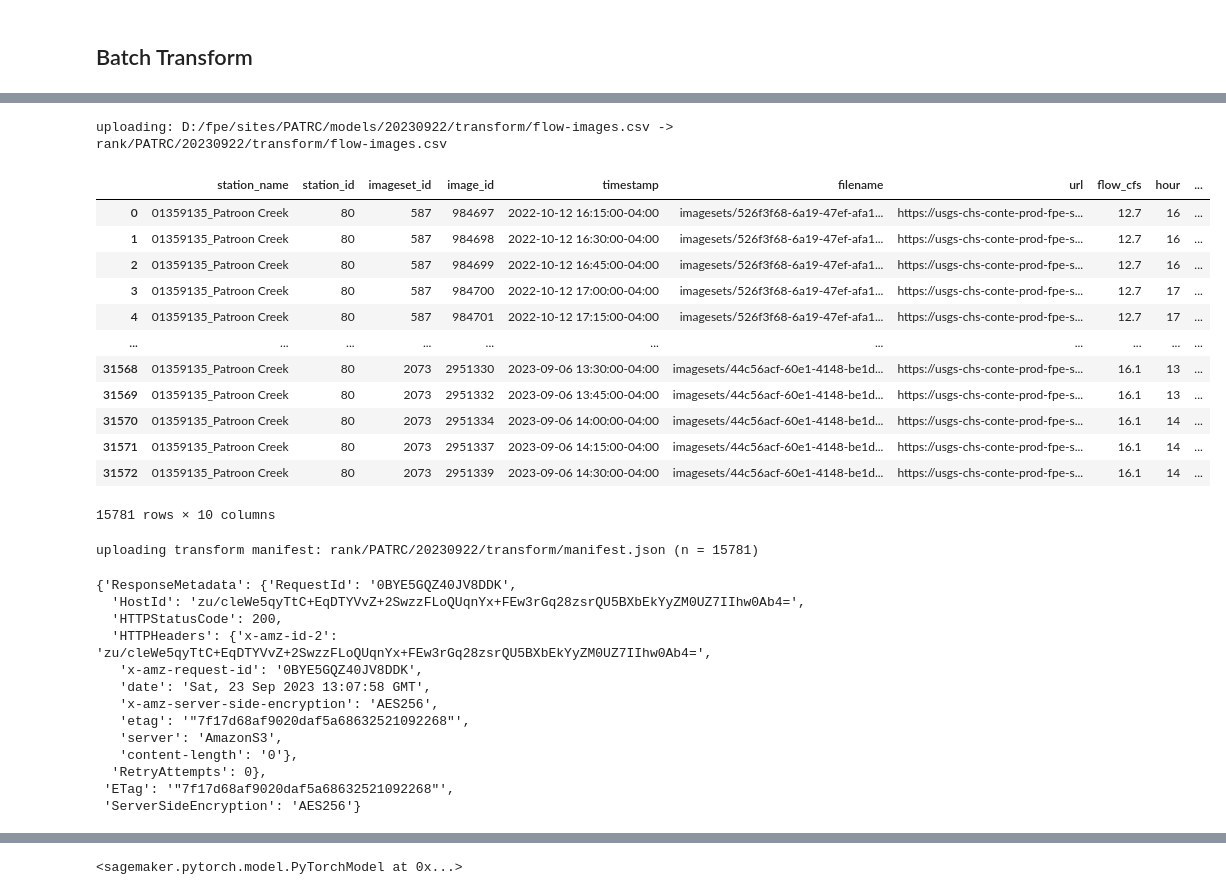
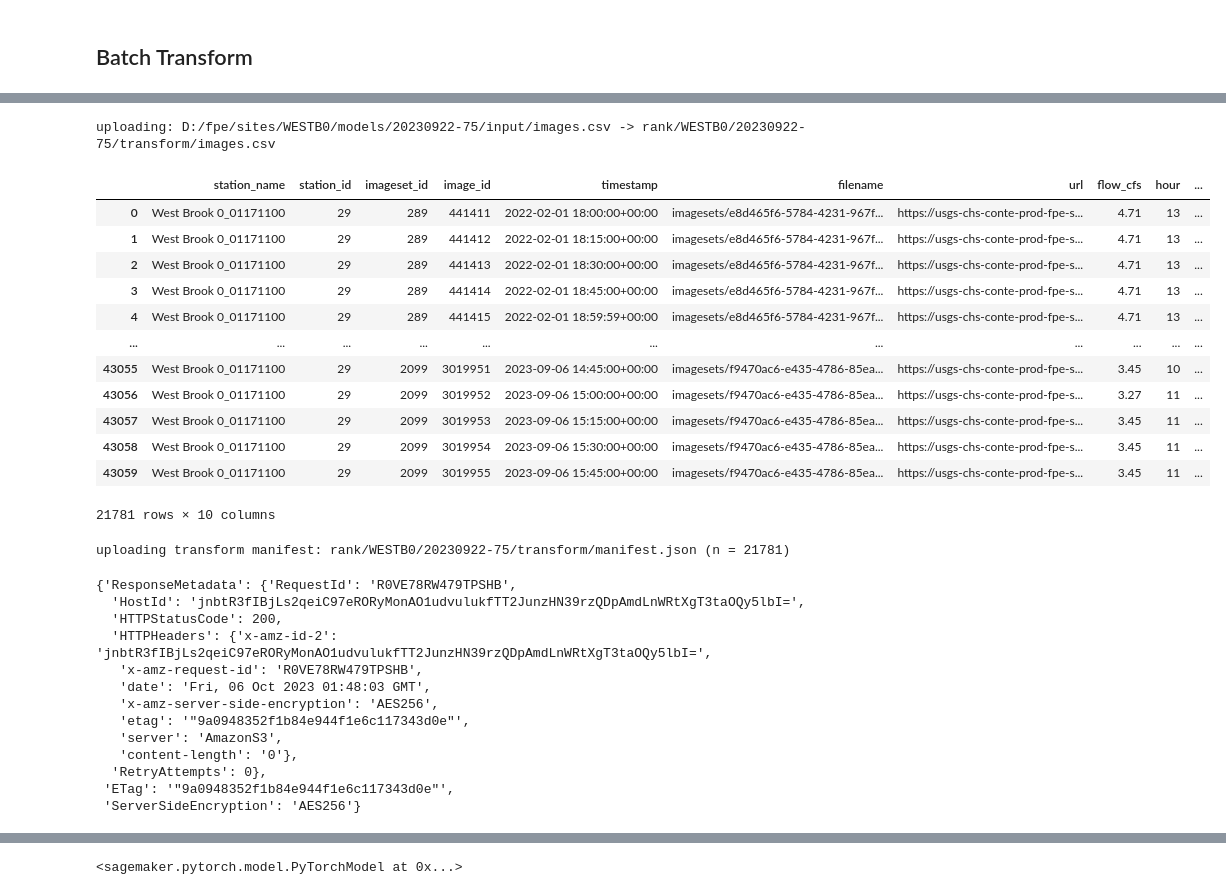
Before and after one commit to EcoSHEDS/fpe-model, a Jupyter notebook: fpe-rank-sagemaker-usgs.ipynb, the cells around one changed output, grey strips where cells are left out. Saved outputs shown, nothing was run; the diff lists cells and outputs as text; code cells hidden in the pictures.

```diff
--- a/fpe-rank-sagemaker-usgs.ipynb
+++ b/fpe-rank-sagemaker-usgs.ipynb
@@ -195,0 +218,3 @@ transform_data.to_csv(file, index=False)
+# %%
+transform_images["month"] = transform_images["timestamp"].dt.month
+transform_images.groupby("month").size().reset_index(name="count")
@@ -196,27 +235,31 @@ transform_data.to_csv(file, index=False)
+# %%
+transform_images = transform_images[transform_images["timestamp"].dt.hour.between(7, 18)]
+transform_images["timestamp"] = transform_images["timestamp"].dt.tz_convert("UTC")
+transform_images.to_csv(f"{model_dir}/input/images.csv", index=False)
 # %%
-s3_key = f"{transform_key}/flow-images.csv"
-print(f"uploading: {file} -> {s3_key}")
-s3.upload_file(Filename=file, Bucket=model_bucket, Key=s3_key)
+s3_key = f"{transform_key}/images.csv"
+print(f"uploading: {transform_images_file} -> {s3_key}")
+s3.upload_file(Filename=transform_images_file, Bucket=model_bucket, Key=s3_key)
 # %% [output]
-uploading: D:/fpe/sites/PATRC/models/20230922/transform/flow-images.csv -> rank/PATRC/20230922/transform/flow-images.csv
+uploading: D:/fpe/sites/WESTB0/models/20230922-75/input/images.csv -> rank/WESTB0/20230922-75/transform/images.csv
-# %%
-transform_data
-# %% [output]
-|  | station_name | station_id | imageset_id | image_id | timestamp | filename | url | flow_cfs | hour | ... |
-| 0 | 01359135_Patroon Creek | 80 | 587 | 984697 | 2022-10-12 16:15:00-04:00 | imagesets/526f3f68-6a19-47ef-afa1... | https://usgs-chs-conte-prod-fpe-s... | 12.7 | 16 | ... |
-| 1 | 01359135_Patroon Creek | 80 | 587 | 984698 | 2022-10-12 16:30:00-04:00 | imagesets/526f3f68-6a19-47ef-afa1... | https://usgs-chs-conte-prod-fpe-s... | 12.7 | 16 | ... |
-| 2 | 01359135_Patroon Creek | 80 | 587 | 984699 | 2022-10-12 16:45:00-04:00 | imagesets/526f3f68-6a19-47ef-afa1... | https://usgs-chs-conte-prod-fpe-s... | 12.7 | 16 | ... |
-| 3 | 01359135_Patroon Creek | 80 | 587 | 984700 | 2022-10-12 17:00:00-04:00 | imagesets/526f3f68-6a19-47ef-afa1... | https://usgs-chs-conte-prod-fpe-s... | 12.7 | 17 | ... |
-| 4 | 01359135_Patroon Creek | 80 | 587 | 984701 | 2022-10-12 17:15:00-04:00 | imagesets/526f3f68-6a19-47ef-afa1... | https://usgs-chs-conte-prod-fpe-s... | 12.7 | 17 | ... |
-| ... | ... | ... | ... | ... | ... | ... | ... | ... | ... | ... |
-| 31568 | 01359135_Patroon Creek | 80 | 2073 | 2951330 | 2023-09-06 13:30:00-04:00 | imagesets/44c56acf-60e1-4148-be1d... | https://usgs-chs-conte-prod-fpe-s... | 16.1 | 13 | ... |
-| 31569 | 01359135_Patroon Creek | 80 | 2073 | 2951332 | 2023-09-06 13:45:00-04:00 | imagesets/44c56acf-60e1-4148-be1d... | https://usgs-chs-conte-prod-fpe-s... | 16.1 | 13 | ... |
-| 31570 | 01359135_Patroon Creek | 80 | 2073 | 2951334 | 2023-09-06 14:00:00-04:00 | imagesets/44c56acf-60e1-4148-be1d... | https://usgs-chs-conte-prod-fpe-s... | 16.1 | 14 | ... |
-| 31571 | 01359135_Patroon Creek | 80 | 2073 | 2951337 | 2023-09-06 14:15:00-04:00 | imagesets/44c56acf-60e1-4148-be1d... | https://usgs-chs-conte-prod-fpe-s... | 16.1 | 14 | ... |
-| 31572 | 01359135_Patroon Creek | 80 | 2073 | 2951339 | 2023-09-06 14:30:00-04:00 | imagesets/44c56acf-60e1-4148-be1d... | https://usgs-chs-conte-prod-fpe-s... | 16.1 | 14 | ... |
-15781 rows × 10 columns
+# %%
+transform_images
+# %% [output]
+|  | station_name | station_id | imageset_id | image_id | timestamp | filename | url | flow_cfs | hour | ... |
+| 0 | West Brook 0_01171100 | 29 | 289 | 441411 | 2022-02-01 18:00:00+00:00 | imagesets/e8d465f6-5784-4231-967f... | https://usgs-chs-conte-prod-fpe-s... | 4.71 | 13 | ... |
+| 1 | West Brook 0_01171100 | 29 | 289 | 441412 | 2022-02-01 18:15:00+00:00 | imagesets/e8d465f6-5784-4231-967f... | https://usgs-chs-conte-prod-fpe-s... | 4.71 | 13 | ... |
+| 2 | West Brook 0_01171100 | 29 | 289 | 441413 | 2022-02-01 18:30:00+00:00 | imagesets/e8d465f6-5784-4231-967f... | https://usgs-chs-conte-prod-fpe-s... | 4.71 | 13 | ... |
+| 3 | West Brook 0_01171100 | 29 | 289 | 441414 | 2022-02-01 18:45:00+00:00 | imagesets/e8d465f6-5784-4231-967f... | https://usgs-chs-conte-prod-fpe-s... | 4.71 | 13 | ... |
+| 4 | West Brook 0_01171100 | 29 | 289 | 441415 | 2022-02-01 18:59:59+00:00 | imagesets/e8d465f6-5784-4231-967f... | https://usgs-chs-conte-prod-fpe-s... | 4.71 | 13 | ... |
+| ... | ... | ... | ... | ... | ... | ... | ... | ... | ... | ... |
+| 43055 | West Brook 0_01171100 | 29 | 2099 | 3019951 | 2023-09-06 14:45:00+00:00 | imagesets/f9470ac6-e435-4786-85ea... | https://usgs-chs-conte-prod-fpe-s... | 3.45 | 10 | ... |
+| 43056 | West Brook 0_01171100 | 29 | 2099 | 3019952 | 2023-09-06 15:00:00+00:00 | imagesets/f9470ac6-e435-4786-85ea... | https://usgs-chs-conte-prod-fpe-s... | 3.27 | 11 | ... |
+| 43057 | West Brook 0_01171100 | 29 | 2099 | 3019953 | 2023-09-06 15:15:00+00:00 | imagesets/f9470ac6-e435-4786-85ea... | https://usgs-chs-conte-prod-fpe-s... | 3.45 | 11 | ... |
+| 43058 | West Brook 0_01171100 | 29 | 2099 | 3019954 | 2023-09-06 15:30:00+00:00 | imagesets/f9470ac6-e435-4786-85ea... | https://usgs-chs-conte-prod-fpe-s... | 3.45 | 11 | ... |
+| 43059 | West Brook 0_01171100 | 29 | 2099 | 3019955 | 2023-09-06 15:45:00+00:00 | imagesets/f9470ac6-e435-4786-85ea... | https://usgs-chs-conte-prod-fpe-s... | 3.45 | 11 | ... |
+21781 rows × 10 columns
 # %%
-manifest = transform_data['filename'].to_list()
+manifest = transform_images['filename'].to_list()
 manifest.insert(0, {"prefix": f"s3://{storage_bucket}/"})
 
 manifest_key = f"{transform_key}/manifest.json"
@@ -224,17 +267,17 @@ body = json.dumps(manifest)
 print(f"uploading transform manifest: {manifest_key} (n = {len(manifest) - 1})")
 s3.put_object(Bucket=model_bucket, Key=manifest_key, Body=body)
 # %% [output]
-uploading transform manifest: rank/PATRC/20230922/transform/manifest.json (n = 15781)
+uploading transform manifest: rank/WESTB0/20230922-75/transform/manifest.json (n = 21781)
-{'ResponseMetadata': {'RequestId': '0BYE5GQZ40JV8DDK',
-  'HostId': 'zu/cleWe5qyTtC+EqDTYVvZ+2SwzzFLoQUqnYx+FEw3rGq28zsrQU5BXbEkYyZM0UZ7IIhw0Ab4=',
+{'ResponseMetadata': {'RequestId': 'R0VE78RW479TPSHB',
+  'HostId': 'jnbtR3fIBjLs2qeiC97eRORyMonAO1udvulukfTT2JunzHN39rzQDpAmdLnWRtXgT3taOQy5lbI=',
   'HTTPStatusCode': 200,
-  'HTTPHeaders': {'x-amz-id-2': 'zu/cleWe5qyTtC+EqDTYVvZ+2SwzzFLoQUqnYx+FEw3rGq28zsrQU5BXbEkYyZM0UZ7IIhw0Ab4=',
-   'x-amz-request-id': '0BYE5GQZ40JV8DDK',
-   'date': 'Sat, 23 Sep 2023 13:07:58 GMT',
+  'HTTPHeaders': {'x-amz-id-2': 'jnbtR3fIBjLs2qeiC97eRORyMonAO1udvulukfTT2JunzHN39rzQDpAmdLnWRtXgT3taOQy5lbI=',
+   'x-amz-request-id': 'R0VE78RW479TPSHB',
+   'date': 'Fri, 06 Oct 2023 01:48:03 GMT',
    'x-amz-server-side-encryption': 'AES256',
-   'etag': '"7f17d68af9020daf5a68632521092268"',
+   'etag': '"9a0948352f1b84e944f1e6c117343d0e"',
    'server': 'AmazonS3',
    'content-length': '0'},
   'RetryAttempts': 0},
- 'ETag': '"7f17d68af9020daf5a68632521092268"',
+ 'ETag': '"9a0948352f1b84e944f1e6c117343d0e"',
  'ServerSideEncryption': 'AES256'}
```
Also changed, not shown: parts of 27 cells of this notebook.
